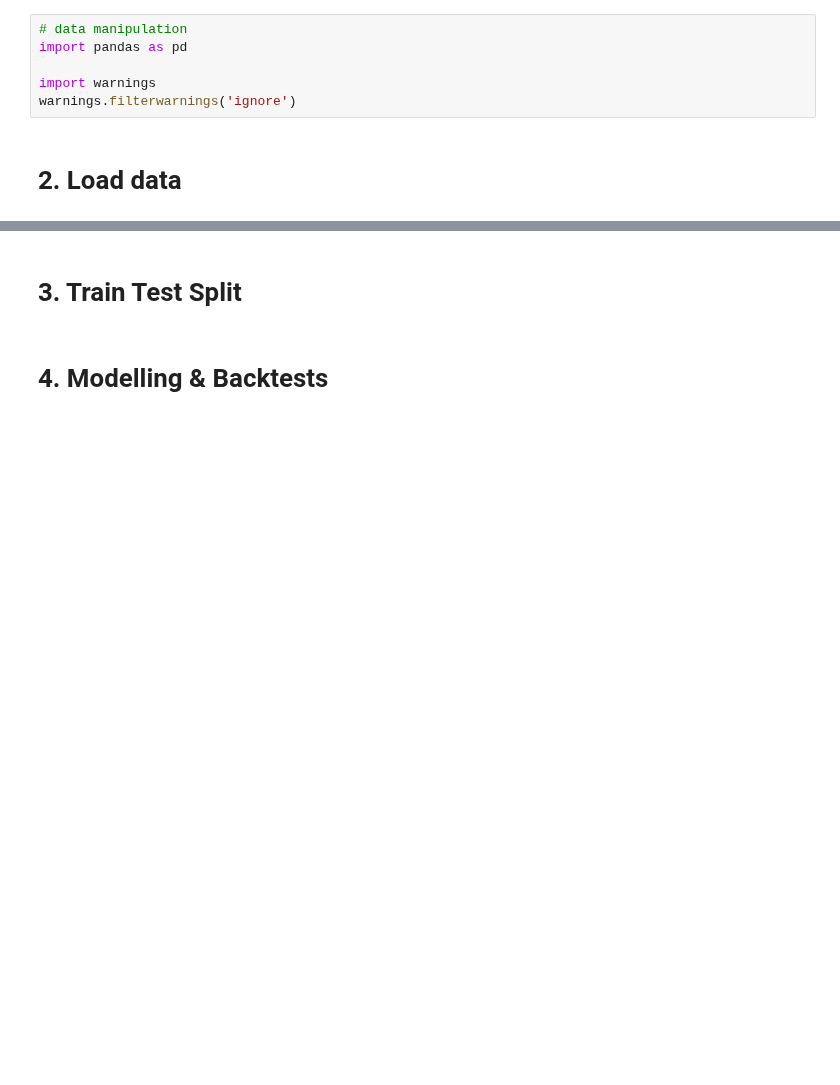
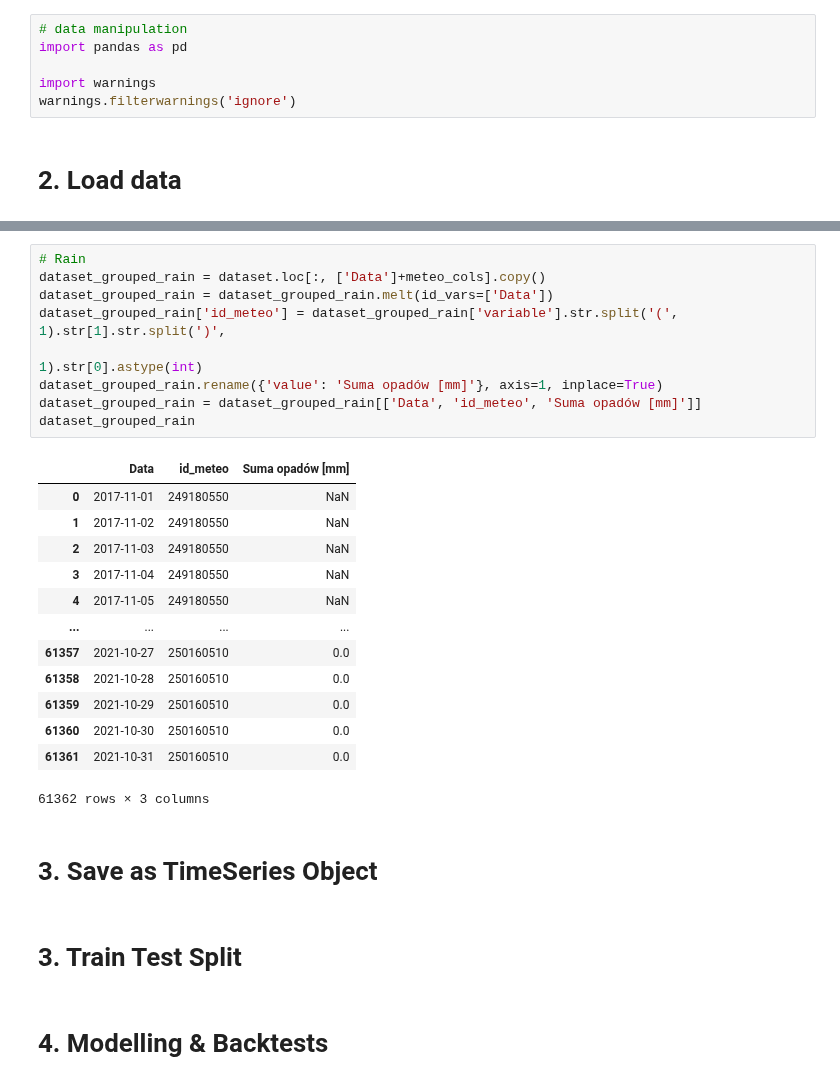
Before and after one commit to it4datascience/CuValley-Batmaja, a Jupyter notebook: src/modelling.ipynb, the cells around one changed output, grey strips where cells are left out. Drawn from its saved outputs; the diff is of its cells as text; blank space fills up the shorter version.

```diff
--- a/src/modelling.ipynb
+++ b/src/modelling.ipynb
@@ -55,3 +78,28 @@ memory usage: 447.3 KB
+# %%
+# Rain
+dataset_grouped_rain = dataset.loc[:, ['Data']+meteo_cols].copy()
+dataset_grouped_rain = dataset_grouped_rain.melt(id_vars=['Data'])
+dataset_grouped_rain['id_meteo'] = dataset_grouped_rain['variable'].str.split('(', 1).str[1].str.split(')',
+                                                                                                       1).str[0].astype(int)
+dataset_grouped_rain.rename({'value': 'Suma opadów [mm]'}, axis=1, inplace=True)
+dataset_grouped_rain = dataset_grouped_rain[['Data', 'id_meteo', 'Suma opadów [mm]']]
+dataset_grouped_rain
+# %% [output]
+|  | Data | id_meteo | Suma opadów [mm] |
+| 0 | 2017-11-01 | 249180550 | NaN |
+| 1 | 2017-11-02 | 249180550 | NaN |
+| 2 | 2017-11-03 | 249180550 | NaN |
+| 3 | 2017-11-04 | 249180550 | NaN |
+| 4 | 2017-11-05 | 249180550 | NaN |
+| ... | ... | ... | ... |
+| 61357 | 2021-10-27 | 250160510 | 0.0 |
+| 61358 | 2021-10-28 | 250160510 | 0.0 |
+| 61359 | 2021-10-29 | 250160510 | 0.0 |
+| 61360 | 2021-10-30 | 250160510 | 0.0 |
+| 61361 | 2021-10-31 | 250160510 | 0.0 |
+61362 rows × 3 columns
+# %% [markdown]
+# 3. Save as TimeSeries Object
 # %% [markdown]
 # 3. Train Test Split
 # %% [markdown]
```
Also changed, not shown: parts of 5 cells of this notebook.
